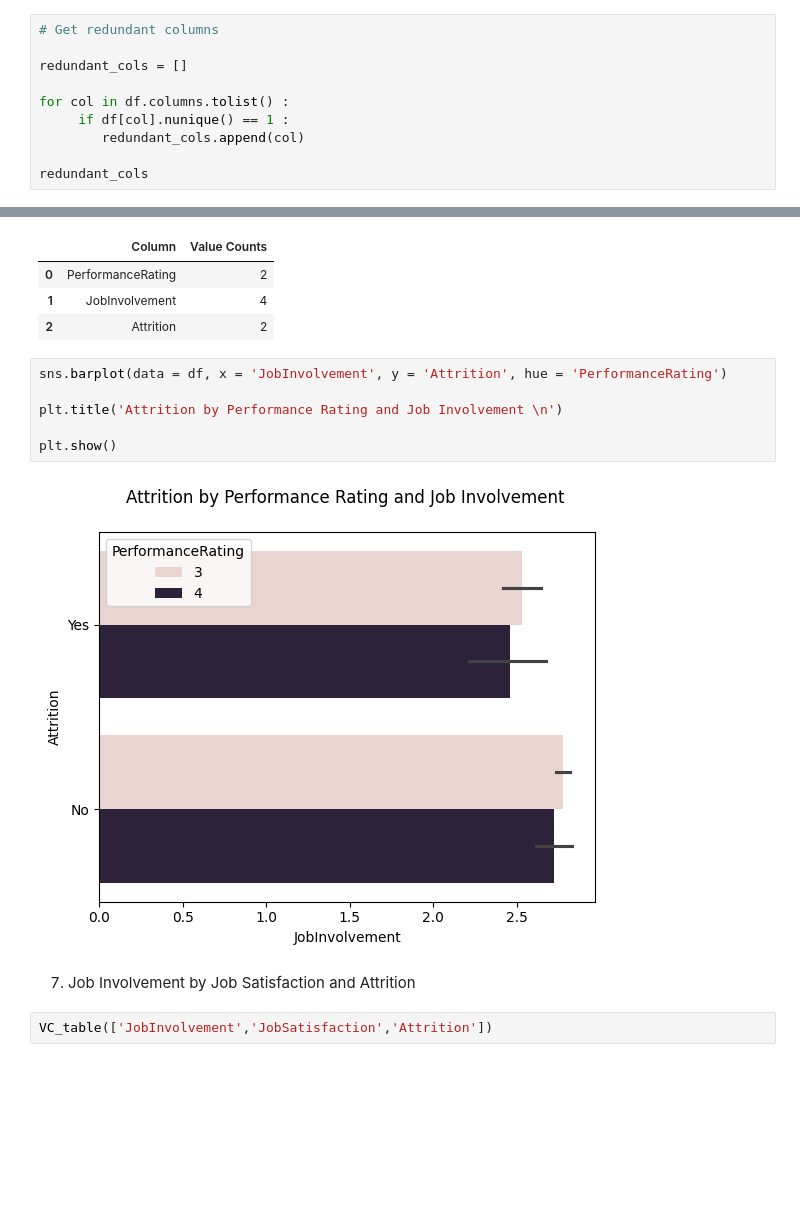
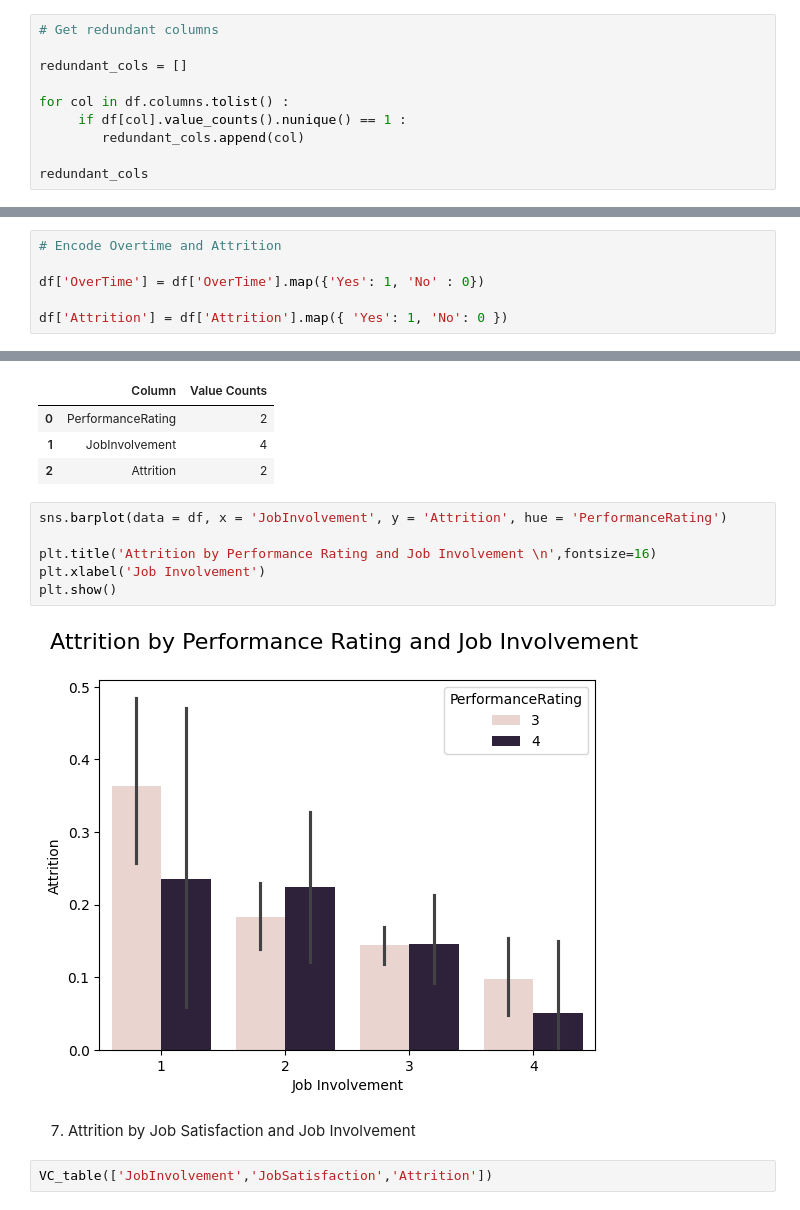
Before and after one commit to CreativeTob/InsightHQ, a Jupyter notebook: main.ipynb, the cells around one changed output, grey strips where cells are left out. Saved outputs shown, nothing was run; the diff lists cells and outputs as text; blank space fills up the shorter version.

```diff
--- a/main.ipynb
+++ b/main.ipynb
@@ -151,7 +168,7 @@ dtype: int64
 redundant_cols = []
 
 for col in df.columns.tolist() :
-     if df[col].nunique() == 1 :
+     if df[col].value_counts().nunique() == 1 :
         redundant_cols.append(col)
 
 redundant_cols
@@ -198,3 +217,9 @@ ordinal_cat = [col for col in df if col not in non_ordinal_cat]
+# %%
+# Encode Overtime and Attrition
+
+df['OverTime'] = df['OverTime'].map({'Yes': 1, 'No' : 0})
+
+df['Attrition'] = df['Attrition'].map({ 'Yes': 1, 'No': 0 })
 # %%
 # Updated dataset size
 
@@ -915,13 +954,13 @@ Value Counts for each column of the combination
 # %%
 sns.barplot(data = df, x = 'JobInvolvement', y = 'Attrition', hue = 'PerformanceRating')
 
-plt.title('Attrition by Performance Rating and Job Involvement \n')
-
+plt.title('Attrition by Performance Rating and Job Involvement \n',fontsize=16)
+plt.xlabel('Job Involvement')
 plt.show()
 # %% [output]
-[figure, old version]
+[figure, new version]
 # %% [markdown]
-7. Job Involvement by Job Satisfaction and Attrition
+7. Attrition by Job Satisfaction and Job Involvement
 # %%
 VC_table(['JobInvolvement','JobSatisfaction','Attrition'])
 # %% [output]
```
Also changed, not shown: parts of 105 cells of this notebook.
